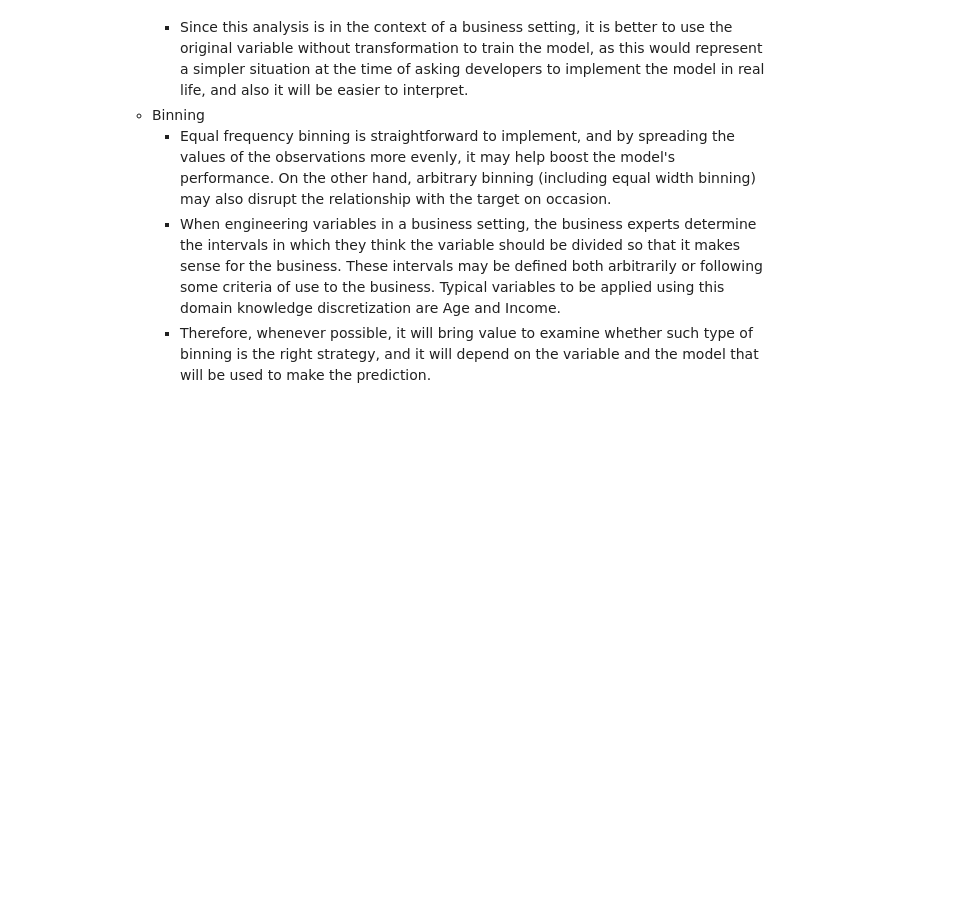
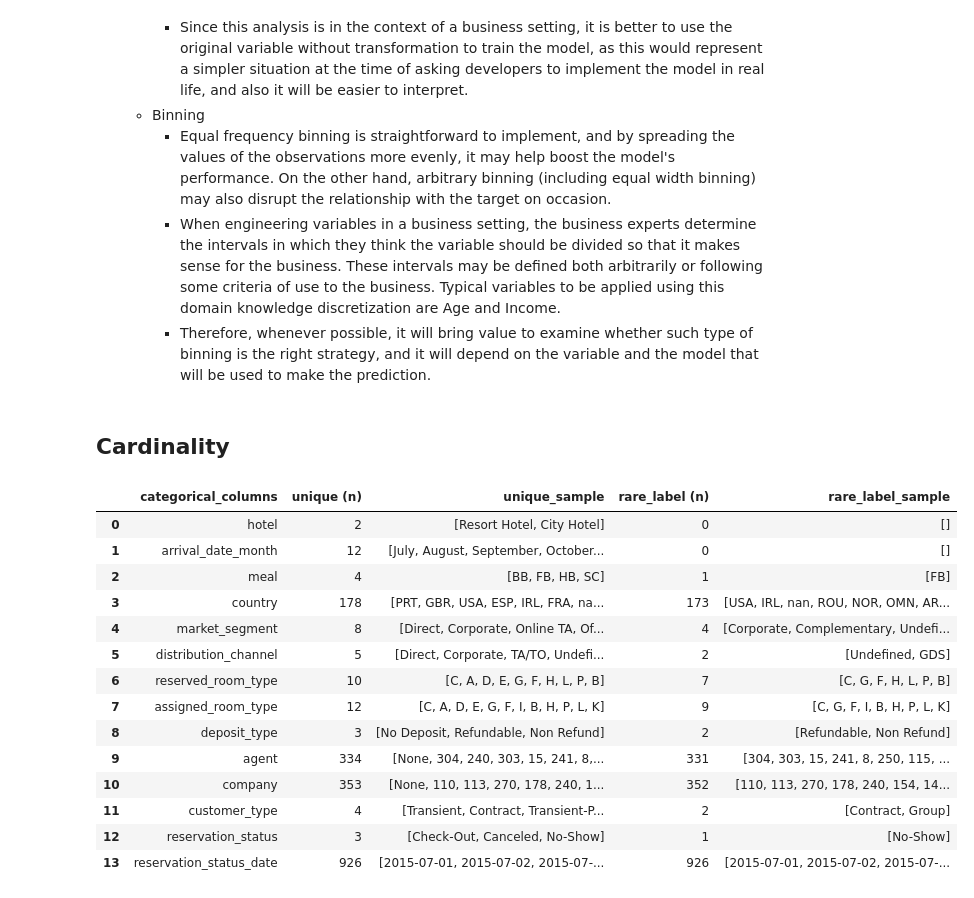
Before and after one commit to garudapaksi-yusuf/Hotel_Booking_Demand, a Jupyter notebook: Hotel_Bookings.ipynb, the cells around one changed output. Cells and saved outputs as stored; diff of their text form; code cells hidden in the pictures; blank space fills up the shorter version.

Commit message:
cardinality

```diff
--- a/Hotel_Bookings.ipynb
+++ b/Hotel_Bookings.ipynb
@@ -875,3 +872,32 @@ Notes:
         * Equal frequency binning is straightforward to implement, and by spreading the values of the observations more evenly, it may help boost the model's performance. On the other hand, arbitrary binning (including equal width binning) may also disrupt the relationship with the target on occasion.
         * When engineering variables in a business setting, the business experts determine the intervals in which they think the variable should be divided so that it makes sense for the business. These intervals may be defined both arbitrarily or following some criteria of use to the business. Typical variables to be applied using this domain knowledge discretization are Age and Income.
         * Therefore, whenever possible, it will bring value to examine whether such type of binning is the right strategy, and it will depend on the variable and the model that will be used to make the prediction.
+# %% [markdown]
+## Cardinality
+# %%
+# Listing categorical variables
+categorical_vars = df.select_dtypes(include='object')
+
+# Showing summary of cardinality in categorical variables
+pd.DataFrame(data={'categorical_columns': categorical_vars.columns,
+                   'unique (n)': categorical_vars.nunique(dropna=False).values,
+                   'unique_sample': [df[var].unique() for var in categorical_vars],
+                   'rare_label (n)': [sum(df[var].value_counts(normalize=True, dropna=False) < 0.05) for var in categorical_vars],
+                   'rare_label_sample': [df[df[var].map(arg=df[var].value_counts(normalize=True, dropna=False) < 0.05)][var].unique()
+                                         for var in categorical_vars]})
+# %% [output]
+|  | categorical_columns | unique (n) | unique_sample | rare_label (n) | rare_label_sample |
+| 0 | hotel | 2 | [Resort Hotel, City Hotel] | 0 | [] |
+| 1 | arrival_date_month | 12 | [July, August, September, October... | 0 | [] |
+| 2 | meal | 4 | [BB, FB, HB, SC] | 1 | [FB] |
+| 3 | country | 178 | [PRT, GBR, USA, ESP, IRL, FRA, na... | 173 | [USA, IRL, nan, ROU, NOR, OMN, AR... |
+| 4 | market_segment | 8 | [Direct, Corporate, Online TA, Of... | 4 | [Corporate, Complementary, Undefi... |
+| 5 | distribution_channel | 5 | [Direct, Corporate, TA/TO, Undefi... | 2 | [Undefined, GDS] |
+| 6 | reserved_room_type | 10 | [C, A, D, E, G, F, H, L, P, B] | 7 | [C, G, F, H, L, P, B] |
+| 7 | assigned_room_type | 12 | [C, A, D, E, G, F, I, B, H, P, L, K] | 9 | [C, G, F, I, B, H, P, L, K] |
+| 8 | deposit_type | 3 | [No Deposit, Refundable, Non Refund] | 2 | [Refundable, Non Refund] |
+| 9 | agent | 334 | [None, 304, 240, 303, 15, 241, 8,... | 331 | [304, 303, 15, 241, 8, 250, 115, ... |
+| 10 | company | 353 | [None, 110, 113, 270, 178, 240, 1... | 352 | [110, 113, 270, 178, 240, 154, 14... |
+| 11 | customer_type | 4 | [Transient, Contract, Transient-P... | 2 | [Contract, Group] |
+| 12 | reservation_status | 3 | [Check-Out, Canceled, No-Show] | 1 | [No-Show] |
+| 13 | reservation_status_date | 926 | [2015-07-01, 2015-07-02, 2015-07-... | 926 | [2015-07-01, 2015-07-02, 2015-07-... |
```
Also changed, not shown: parts of 9 cells of this notebook.
